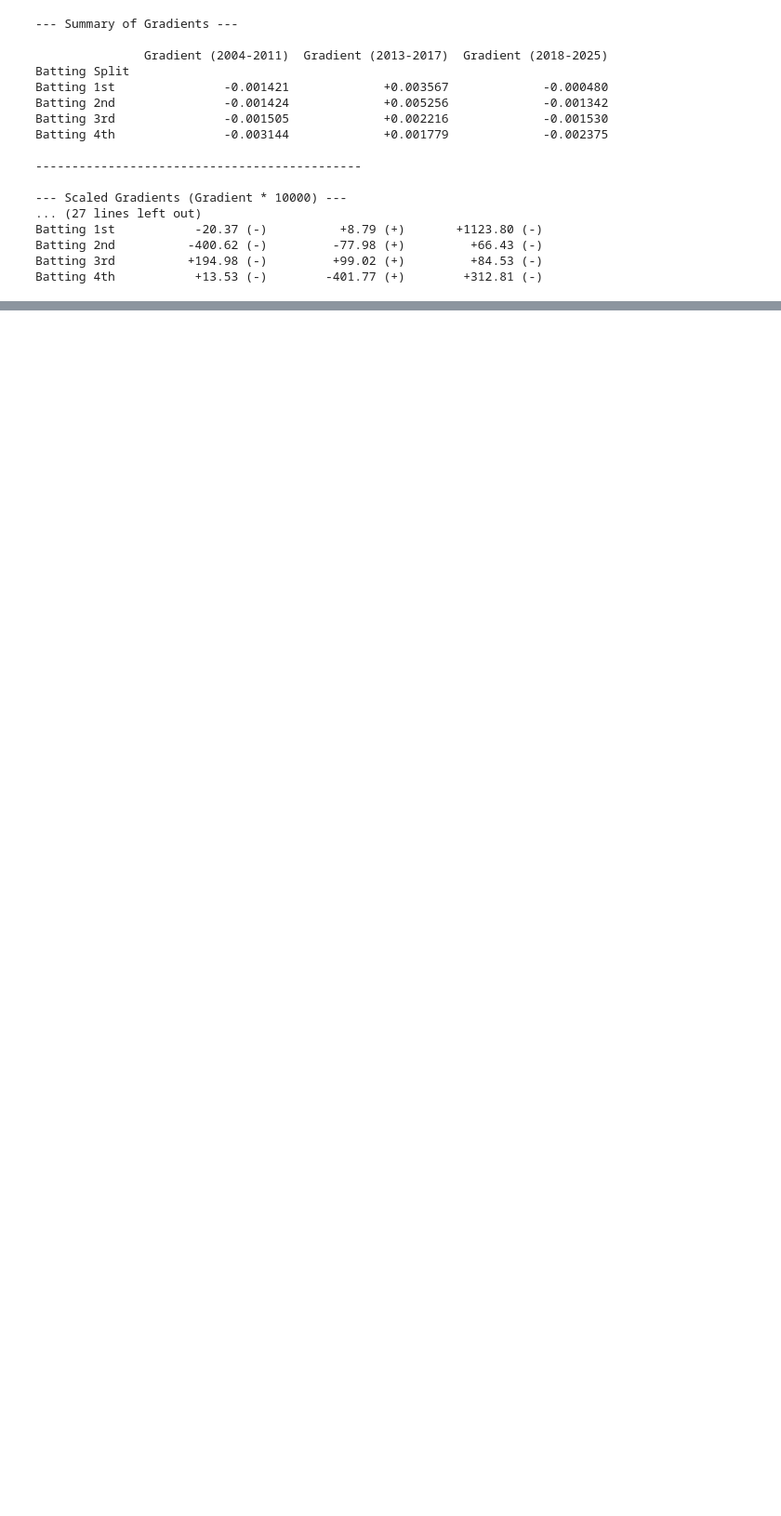
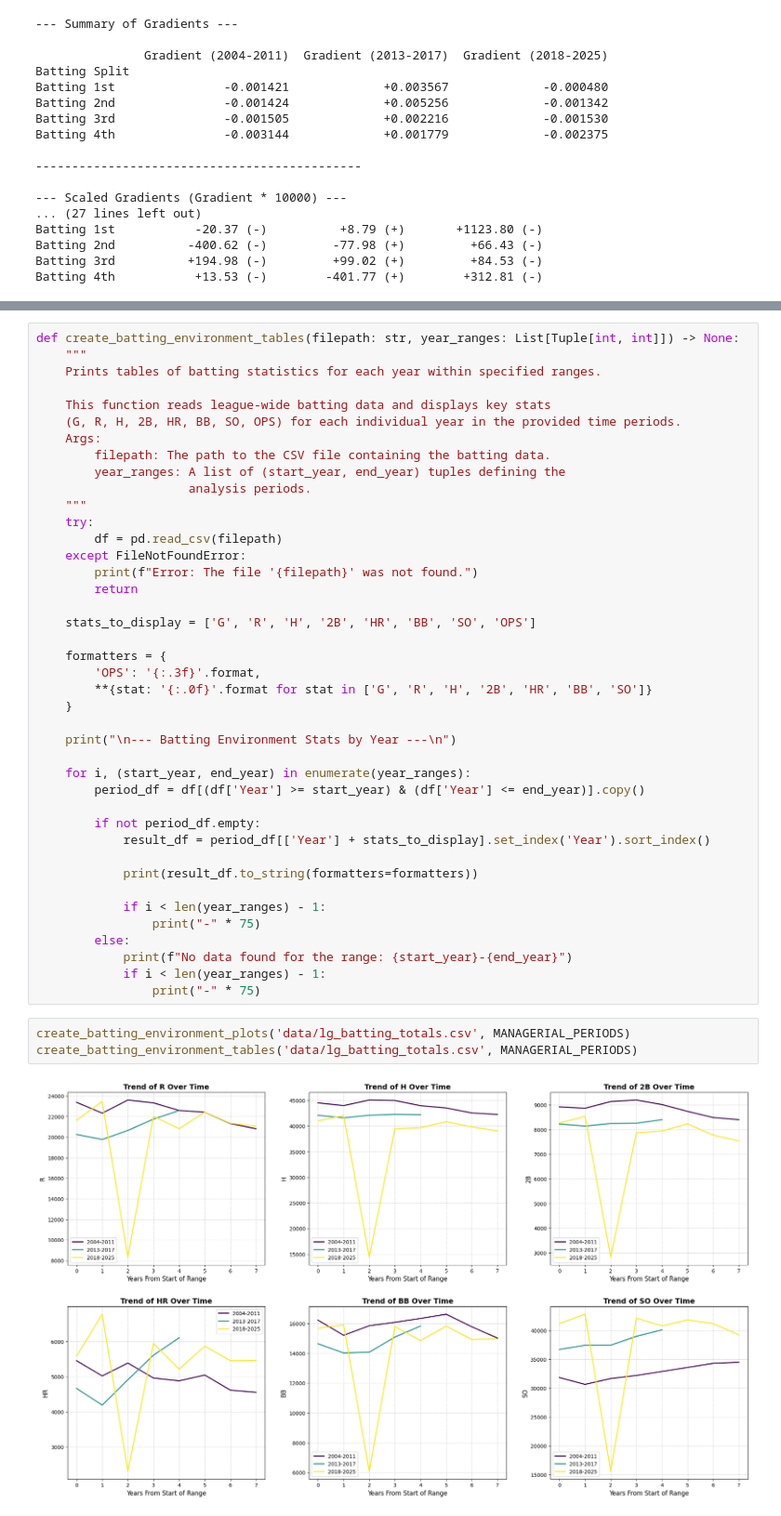
Before and after one commit to harlanljones/lineup-theory, a Jupyter notebook: notebook.ipynb, the cells around one changed output, grey strips where cells are left out. Shown at 93% size. Drawn from its saved outputs; the diff is of its cells as text; blank space fills up the shorter version.

Commit message:
Add lg environment plots, tables

```diff
--- a/notebook.ipynb
+++ b/notebook.ipynb
@@ -405,0 +452,46 @@ _IncompleteInputError: incomplete input (1101066284.py, line 1)
+# %%
+def create_batting_environment_tables(filepath: str, year_ranges: List[Tuple[int, int]]) -> None:
+    """
+    Prints tables of batting statistics for each year within specified ranges.
+
+    This function reads league-wide batting data and displays key stats
+    (G, R, H, 2B, HR, BB, SO, OPS) for each individual year in the provided time periods.
+    Args:
+        filepath: The path to the CSV file containing the batting data.
+        year_ranges: A list of (start_year, end_year) tuples defining the
+                     analysis periods.
+    """
+    try:
+        df = pd.read_csv(filepath)
+    except FileNotFoundError:
+        print(f"Error: The file '{filepath}' was not found.")
+        return
+
+    stats_to_display = ['G', 'R', 'H', '2B', 'HR', 'BB', 'SO', 'OPS']
+
+    formatters = {
+        'OPS': '{:.3f}'.format,
+        **{stat: '{:.0f}'.format for stat in ['G', 'R', 'H', '2B', 'HR', 'BB', 'SO']}
+    }
+
+    print("\n--- Batting Environment Stats by Year ---\n")
+
+    for i, (start_year, end_year) in enumerate(year_ranges):
+        period_df = df[(df['Year'] >= start_year) & (df['Year'] <= end_year)].copy()
+
+        if not period_df.empty:
+            result_df = period_df[['Year'] + stats_to_display].set_index('Year').sort_index()
+
+            print(result_df.to_string(formatters=formatters))
+
+            if i < len(year_ranges) - 1:
+                print("-" * 75)
+        else:
+            print(f"No data found for the range: {start_year}-{end_year}")
+            if i < len(year_ranges) - 1:
+                print("-" * 75)
+# %%
+create_batting_environment_plots('data/lg_batting_totals.csv', MANAGERIAL_PERIODS)
+create_batting_environment_tables('data/lg_batting_totals.csv', MANAGERIAL_PERIODS)
+# %% [output]
+[figure, added]
```
Also changed, not shown: parts of 8 cells of this notebook.
